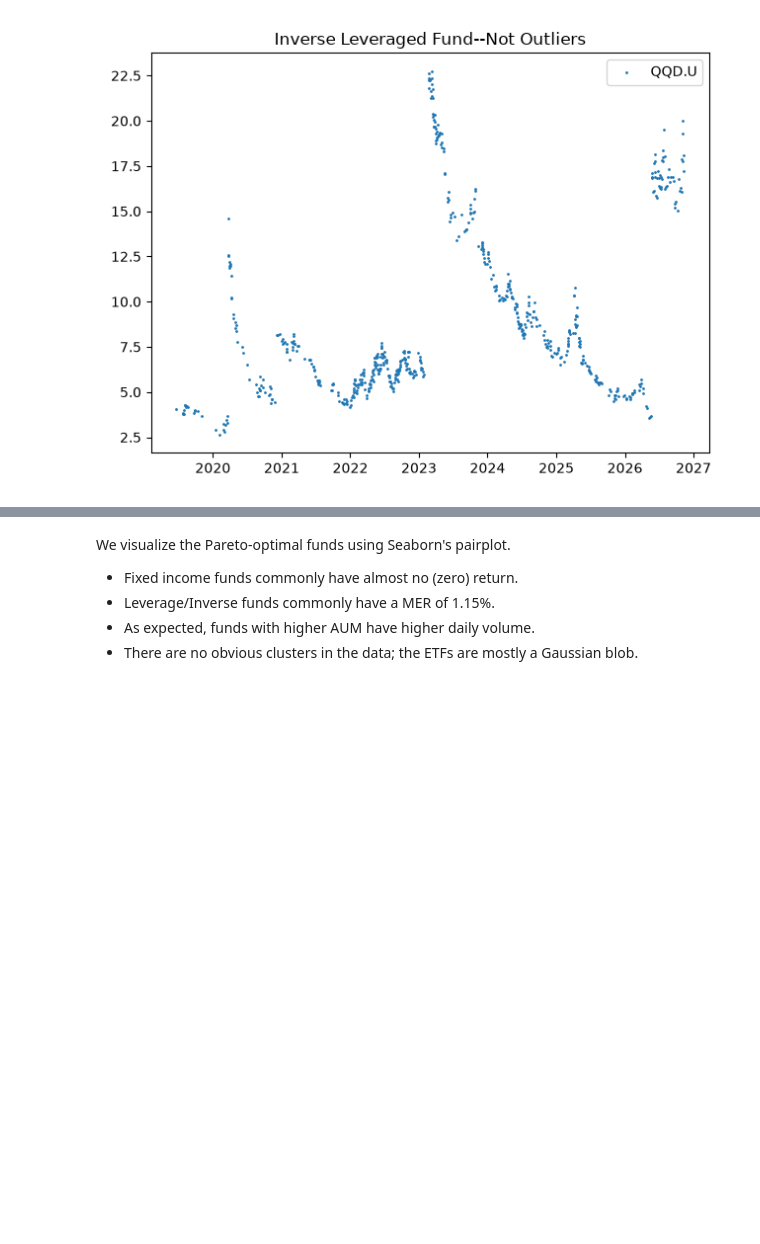
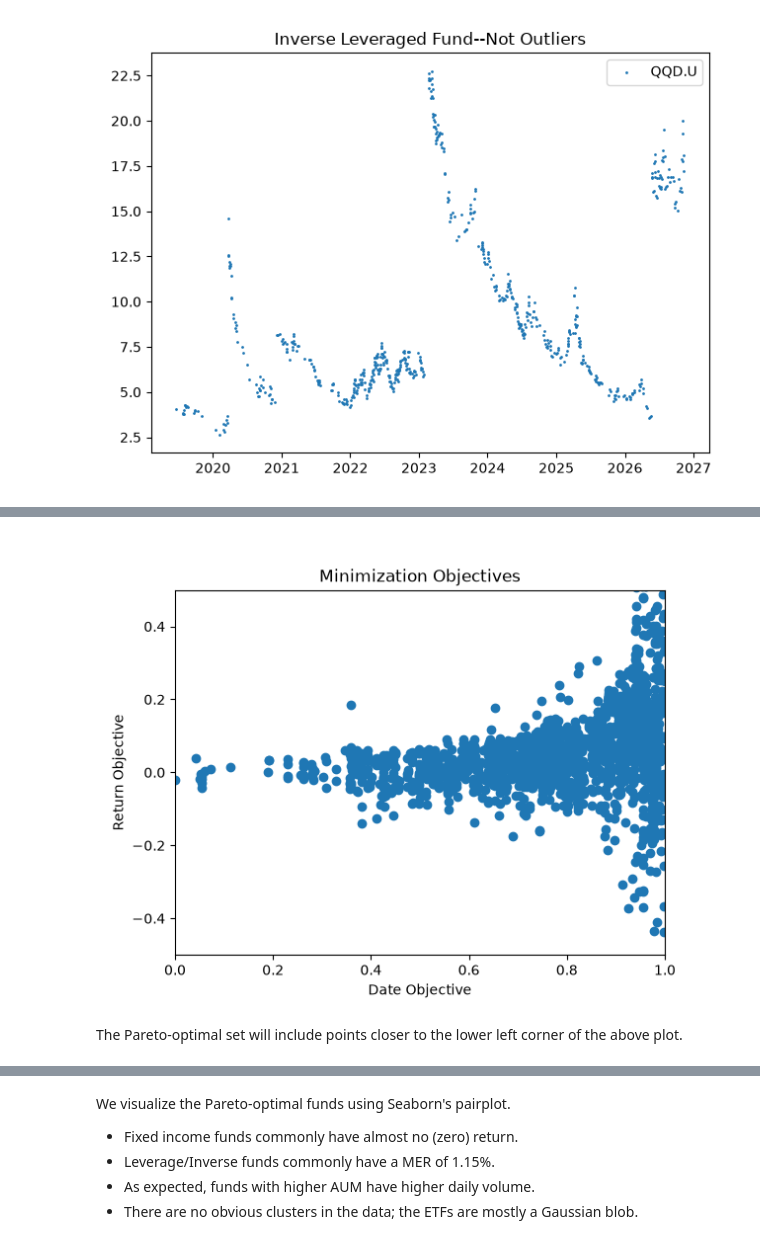
Before and after one commit to apetre/show-your-work, a Jupyter notebook: Choosing_an_ETF.ipynb, the cells around one changed output, grey strips where cells are left out. Saved outputs shown, nothing was run; the diff lists cells and outputs as text; code cells hidden in the pictures; blank space fills up the shorter version.

```diff
--- a/Choosing_an_ETF.ipynb
+++ b/Choosing_an_ETF.ipynb
@@ -967,3 +1029,37 @@ etfs_for_optim_np =etfs_for_optim.to_numpy()
+# %%
+# Convert variables to objectives.
+# Normalize and scale such that lower objectives are better (prepare for minimization)
+min_date = tmx_etfs_with_additional_criteria['inception_date_diy'].min()
+max_date = tmx_etfs_with_additional_criteria['latest_date_diy'].max()
+etfs_for_optim = pd.DataFrame()
+etfs_for_optim['date_obj'] = tmx_etfs_with_additional_criteria['inception_date_diy'].map(lambda x: (x - min_date).days / (max_date - min_date).days)
+etfs_for_optim['return_obj'] = -(tmx_etfs_with_additional_criteria['annualized_return_from_inception']
+                                +tmx_etfs_with_additional_criteria['distribution_yield'].fillna(0.0)
+                                -tmx_etfs_with_additional_criteria['management_fee'].fillna(0.0)
+                                -tmx_etfs_with_additional_criteria['annualized_return_from_inception_tsx'])
+# We convert the panda DataFrame to a numpy area to speed-up execution of the following Pareto dominance computation
+etfs_for_optim = etfs_for_optim.dropna()
+etfs_for_optim_np =etfs_for_optim.to_numpy()
+# %%
+plt.close('Minimization Objectives')
+fig_mooprep, axes_mooprep = plt.subplots(num='Minimization Objectives')
+axes_mooprep.scatter(x=etfs_for_optim['date_obj'], y=etfs_for_optim['return_obj'])
+axes_mooprep.set_xlim(0,1)
+axes_mooprep.set_ylim(-0.5,0.5)
+axes_mooprep.set_xlabel('Date Objective')
+axes_mooprep.set_ylabel('Return Objective')
+axes_mooprep.set_title('Minimization Objectives')
+
+# We use the mplcursors module to enable "tooltip" pop-ups when the cursor hovers over a datapoint.
+# Note that both the fund and its corresponding TSX return point are labelled with the fund's name in the pop-up.
+cursor = mplcursors.cursor(axes_mooprep, hover=True, highlight=True, multiple=False).connect("add", lambda sel: sel.annotation.set_text("\n".join([
+    f"{etfs_for_optim.index[sel.index]}"])))
+
+plt.show();
+# %% [output]
+[figure, added]
+# %% [markdown]
+The Pareto-optimal set will include points closer to the lower left corner of the above plot.
 # %%
 %%time
 n_samples = len(etfs_for_optim_np)
```
Also changed, not shown: parts of 36 cells of this notebook.
